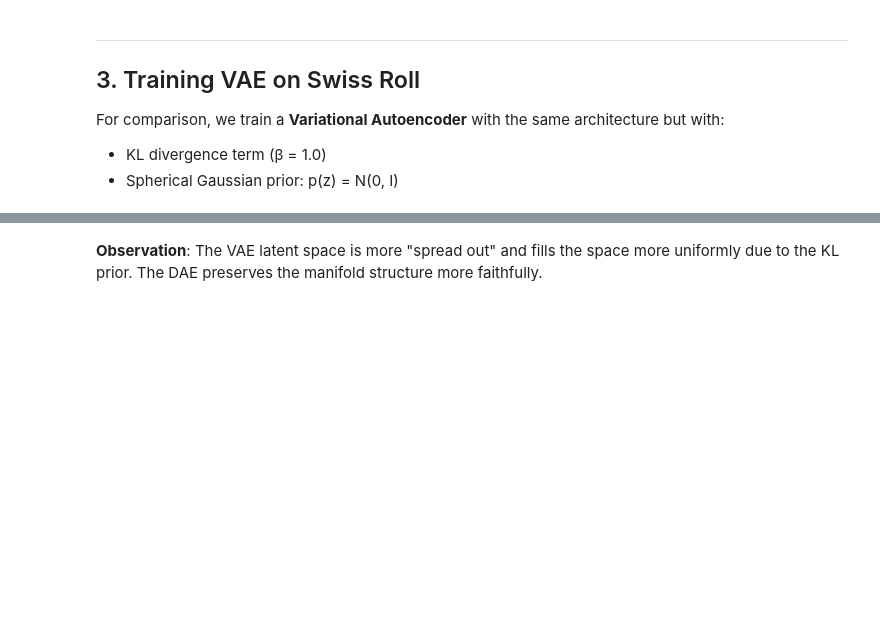
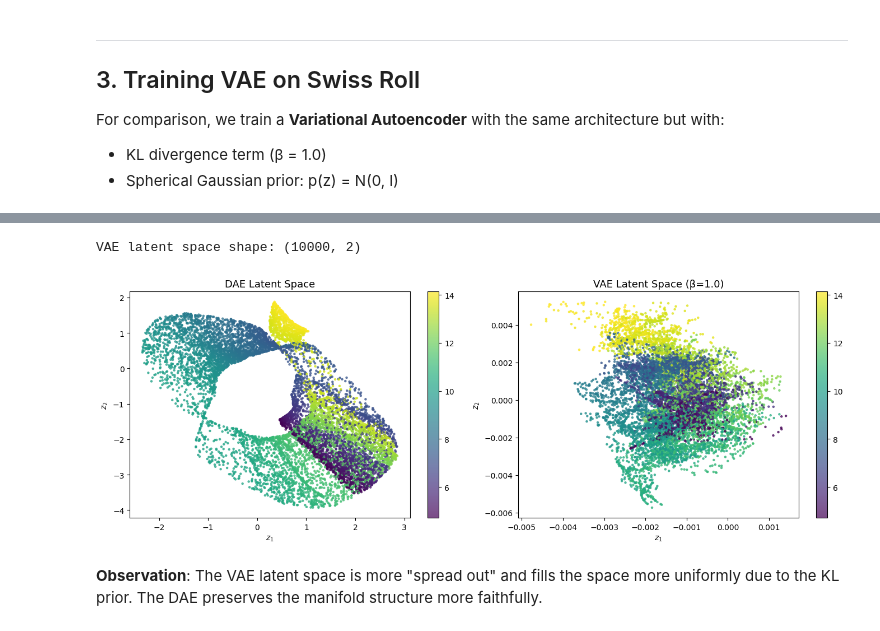
Before and after one commit to diegomonino/Manifold-Learning-DAE-vs-VAE, a Jupyter notebook: manifold-learning-dae/notebooks/full_analysis.ipynb, the cells around one changed output, grey strips where cells are left out. Saved outputs shown, nothing was run; the diff lists cells and outputs as text; code cells hidden in the pictures; blank space fills up the shorter version.

```diff
--- a/manifold-learning-dae/notebooks/full_analysis.ipynb
+++ b/manifold-learning-dae/notebooks/full_analysis.ipynb
@@ -25,12 +18,21 @@ ERROR: Could not open requirements file: [Errno 2] No such file or directory: 'r
 # %%
 import os
 import sys
+
+from data.datasets import get_dataset
+from data.noise import get_noise_fn
+from models.autoencoder import build_dae
+from models.vae import build_vae
+from models.losses import dae_loss, vae_loss
+from evaluation.topology import evaluate_topology
+
 import numpy as np
 import torch
 import torch.optim as optim
 import matplotlib.pyplot as plt
+from sklearn.decomposition import PCA
 from mpl_toolkits.mplot3d import Axes3D
 
-
+device = torch.device('cuda' if torch.cuda.is_available() else 'cpu')
 plt.style.use('default')
-plt.rcParams['figure.figsize'] = (10, 6)
+plt.rcParams['figure.figsize'] = (12, 6)
@@ -204,26 +222,30 @@ with torch.no_grad():
     z_vae = model_vae.encode(swiss_roll.data.to(device)).cpu().numpy()
 
 print(f"VAE latent space shape: {z_vae.shape}")
+# %% [output]
+VAE latent space shape: (10000, 2)
 # %%
 # Side-by-side comparison: DAE vs VAE latent spaces
 fig, (ax1, ax2) = plt.subplots(1, 2, figsize=(14, 5))
 
 # DAE
-sc1 = ax1.scatter(z_dae[:, 0], z_dae[:, 1], c=color_swiss, cmap='Spectral', s=5, alpha=0.7)
+sc1 = ax1.scatter(z_dae[:, 0], z_dae[:, 1], c=color_swiss, cmap='viridis', s=5, alpha=0.7)
 ax1.set_title('DAE Latent Space', fontsize=13)
 ax1.set_xlabel('$z_1$')
 ax1.set_ylabel('$z_2$')
 plt.colorbar(sc1, ax=ax1)
 
 # VAE
-sc2 = ax2.scatter(z_vae[:, 0], z_vae[:, 1], c=color_swiss, cmap='Spectral', s=5, alpha=0.7)
+sc2 = ax2.scatter(z_vae[:, 0], z_vae[:, 1], c=color_swiss, cmap='viridis', s=5, alpha=0.7)
 ax2.set_title('VAE Latent Space (β=1.0)', fontsize=13)
 ax2.set_xlabel('$z_1$')
 ax2.set_ylabel('$z_2$')
 plt.colorbar(sc2, ax=ax2)
 
 plt.tight_layout()
 plt.show()
+# %% [output]
+[figure, added]
 # %% [markdown]
 **Observation**: The VAE latent space is more "spread out" and fills the space more uniformly due to the KL prior. The DAE preserves the manifold structure more faithfully.
 # %% [markdown]
```
Also changed, not shown: parts of 37 cells of this notebook.
